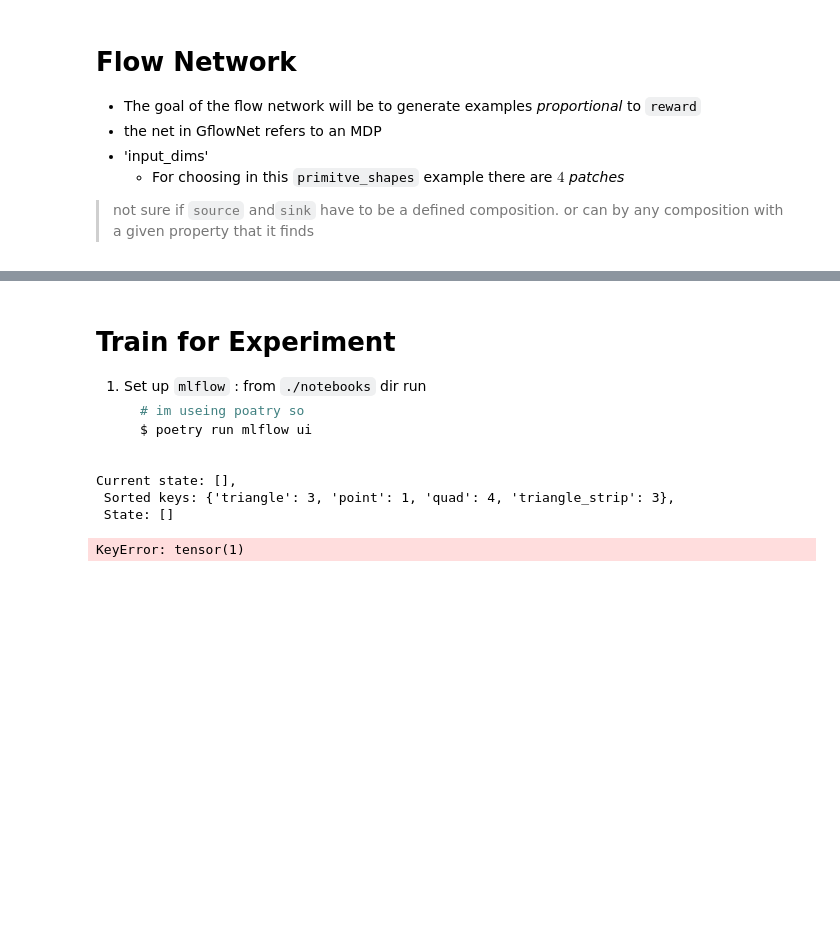
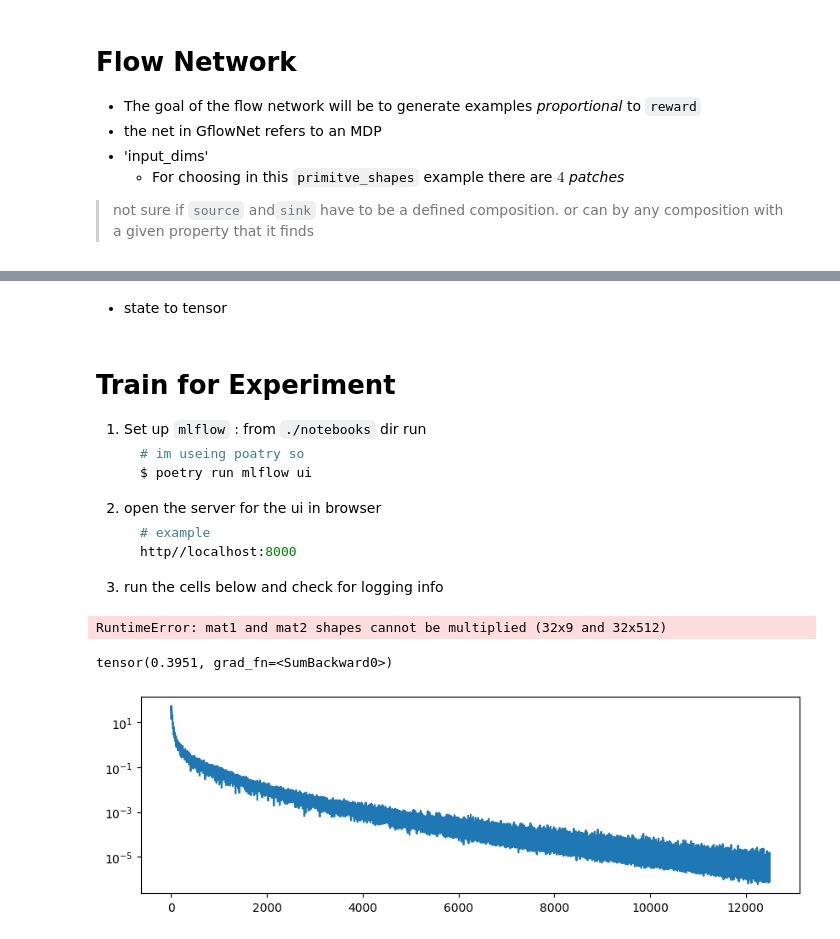
Before and after one commit to JayCeLeonardUO/bpygfn, a Jupyter notebook: notebooks/gfn_poc.ipynb, the cells around one changed output, grey strips where cells are left out. Drawn from its saved outputs; the diff is of its cells as text; code cells hidden in the pictures; blank space fills up the shorter version.

````diff
--- a/notebooks/gfn_poc.ipynb
+++ b/notebooks/gfn_poc.ipynb
@@ -115,6 +163,8 @@ def face_parents(state: List[str]) -> Tuple[List[List[str]], List[int]]:
                      for face_part in state]
 
     return parent_states, parent_actions
+# %% [markdown]
+- state to tensor
 # %% [markdown]
 # Train for Experiment
 
@@ -123,6 +173,19 @@ def face_parents(state: List[str]) -> Tuple[List[List[str]], List[int]]:
     # im useing poatry so
     $ poetry run mlflow ui
     ```
+2. open the server for the ui in browser
+    ``` bash
+    # example
+    http//localhost:8000
+    ```
+3. run the cells below and check for logging info
+# %%
+import torch
+import numpy as np
+
+
+def face_to_tensor(face: list[str])->torch.Tensor:
+    return encoder.positional_encode(face)
 # %%
 import os
 from mlflow import log_metric, log_param, log_artifacts
@@ -132,16 +195,12 @@ from torch.optim import Adam
 from torch.distributions.categorical import Categorical
 
 # import duckdb
-sorted_keys = primitve_shapes
-
-
-def face_to_tensor(face):
-    assert(False)
-    return torch.tensor([i in face for i in primitve_shapes]).float()
+sorted_keys:list[str] = [*primitve_shapes.keys()]
+max_bound = 32
 
 
 # Instantiate model and optimizer
-F_sa = FlowModel(hid_dim=512, input_dim=len(primitve_shapes))
+F_sa = FlowModel(hid_dim=512, input_dim=encoder.max_sequence_length)
 opt = Adam(F_sa.parameters(), 3e-4)
 
 # Let's keep track of the losses and the faces we sample
@@ -156,13 +215,14 @@ for episode in tqdm.tqdm(range(50000), ncols=40):
     state = []
     # Predict F(s, a)
     edge_flow_prediction = F_sa(face_to_tensor(state))
-    for t in range(3):
+    for t in range(max_bound):
         # The policy is just normalizing, and gives us the probability of each action
         policy = edge_flow_prediction / edge_flow_prediction.sum()
         # Sample the action
+        print(policy,new_state)
         action = Categorical(probs=policy).sample()
         # "Go" to the next state
-        print(f"Current state: {state},\n Sorted keys: {sorted_keys},\n State: {state}")
+        #print(f"Current state: {state},\n Sorted keys: {sorted_keys},\n State: {state}")
         new_state = state + [sorted_keys[action]]
 
         # Now we want to compute the loss, we'll first enumerate the parents
@@ -173,12 +233,12 @@ for episode in tqdm.tqdm(range(50000), ncols=40):
         parent_edge_flow_preds = F_sa(px)[torch.arange(len(parent_states)), pa]
         # Now we need to compute the reward and F(s, a) of the current state,
         # which is currently `new_state`
-        if t == 2:
+        if is_blade_of_grass(new_state):
             # If we've built a complete face, we're done, so the reward is > 0
             # (unless the face is invalid)
-            reward = reward(new_state)
+            reward = mesh_reward(new_state)
             # and since there are no children to this state F(s,a) = 0 \forall a
-            edge_flow_prediction = torch.zeros(6)
+            edge_flow_prediction = torch.zeros(len(primitve_shapes))
         else:
             # Otherwise we keep going, and compute F(s, a)
             reward = 0
@@ -202,7 +262,23 @@ for episode in tqdm.tqdm(range(50000), ncols=40):
         opt.zero_grad()
         minibatch_loss = 0
 # %% [output]
-Current state: [],
- Sorted keys: {'triangle': 3, 'point': 1, 'quad': 4, 'triangle_strip': 3},
- State: []
+RuntimeError: mat1 and mat2 shapes cannot be multiplied (32x9 and 32x512)
-KeyError: tensor(1)
+# %%
+import matplotlib.pyplot as pp
+import numpy as np
+from collections import Counter
+
+pp.figure(figsize=(10,3))
+pp.plot(losses)
+pp.yscale('log')
+
+# why are they all zero??
+Counter(map(is_blade_of_grass,sampled_faces))
+F_sa(face_to_tensor([])).sum()
+# for x in sampled_faces:
+#     print(f"R:{is_blade_of_grass(x)}")
+#     print(x)
+#     print("".join([ primitve_shapes[i]for i in x]))
+# %% [output]
+tensor(0.3951, grad_fn=<SumBackward0>)
+[figure, added]
````
Also changed, not shown: parts of 5 cells of this notebook, 7 other files.
